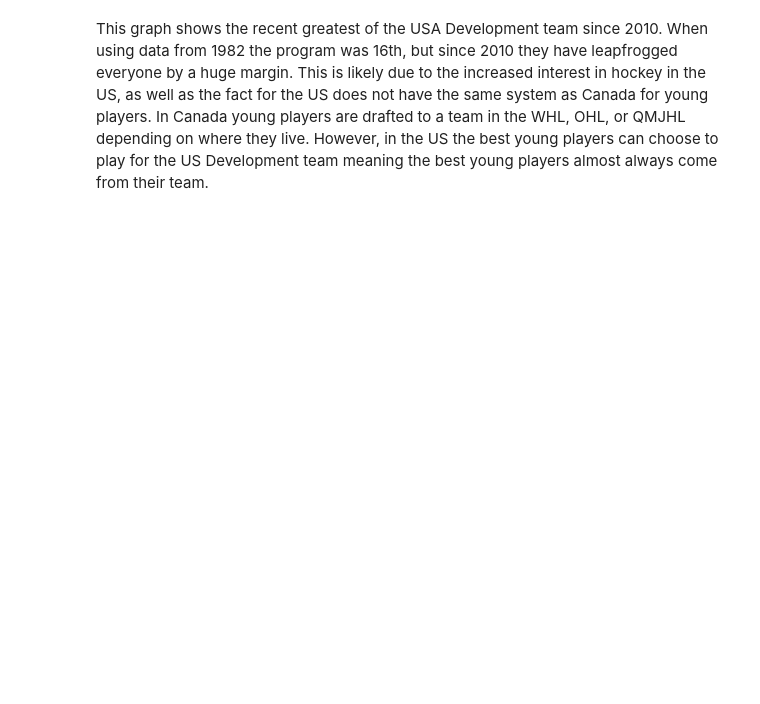
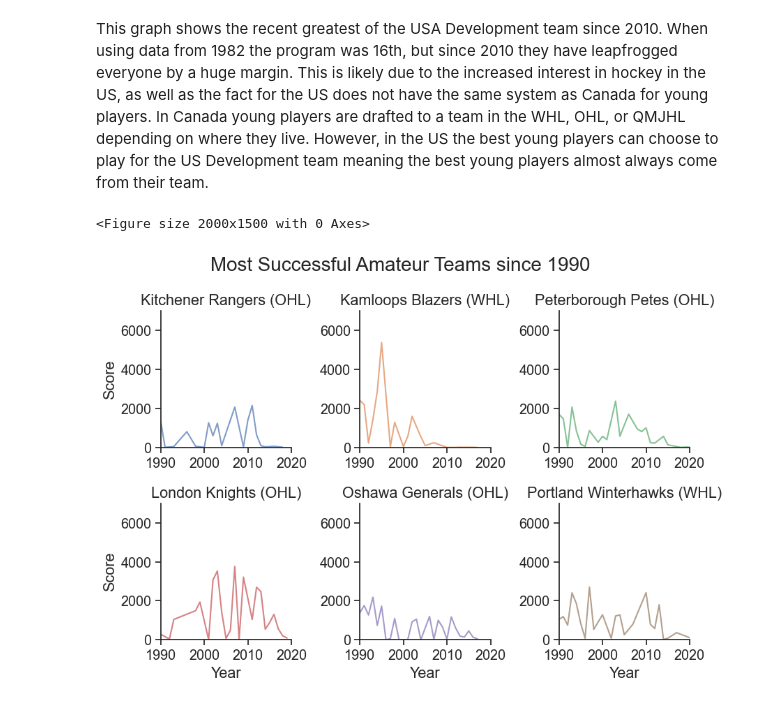
Before and after one commit to ubco-W2022T2-data301/project-group-group31, a Jupyter notebook: analysis/analysis3.ipynb, the cells around one changed output. Cells and saved outputs as stored; diff of their text form; code cells hidden in the pictures; blank space fills up the shorter version.

```diff
--- a/analysis/analysis3.ipynb
+++ b/analysis/analysis3.ipynb
@@ -176,2 +144,33 @@ plt.show()
 # %% [markdown]
 This graph shows the recent greatest of the USA Development team since 2010. When using data from 1982 the program was 16th, but since 2010 they have leapfrogged everyone by a huge margin. This is likely due to the increased interest in hockey in the US, as well as the fact for the US does not have the same system as Canada for young players. In Canada young players are drafted to a team in the WHL, OHL, or QMJHL depending on where they live. However, in the US the best young players can choose to play for the US Development team meaning the best young players almost always come from their team.
+# %%
+import warnings
+warnings.simplefilter(action='ignore', category=FutureWarning)
+# Filter data to include only players with an amateur team
+df_amateur2 = df[df['amateur_team'].notnull()]
+
+# Calculate total score for each team
+df_scores2 = df_amateur2.groupby(['amateur_team', 'year'], as_index=False).sum()[['amateur_team', 'year', 'games_played', 'points']]
+df_scores2['score'] = df_scores2['games_played'] + df_scores2['points']
+df_scores2 = df_scores2.sort_values(['score'], ascending=False)
+
+# Get top 9 teams based on score
+top9_teams = df_scores2.groupby(['amateur_team']).sum().sort_values(['score'], ascending=False).head(6).index.tolist()
+
+# Filter data to include only top 9 teams
+df_scores2 = df_scores2[df_scores2['amateur_team'].isin(top9_teams)]
+
+# Set figure size
+plt.figure(figsize=(20, 15))
+
+# Generate plot using seaborn facet grid
+g = sns.FacetGrid(df_scores2, col='amateur_team', col_wrap=3, hue='amateur_team', sharex=False, sharey=False)
+g.map(sns.lineplot, 'year', 'score', alpha=0.7)
+g.set_titles("{col_name}")
+g.set_axis_labels("Year", "Score")
+g.fig.suptitle("Most Successful Amateur Teams since 1990", fontsize=20, y=1.05)
+g.set(xlim=(1990, 2020), ylim=(0, 7000))
+plt.show()
+# %% [output]
+<Figure size 2000x1500 with 0 Axes>
+[figure, added]
```
Also changed, not shown: parts of 9 cells of this notebook, 1 other file.
